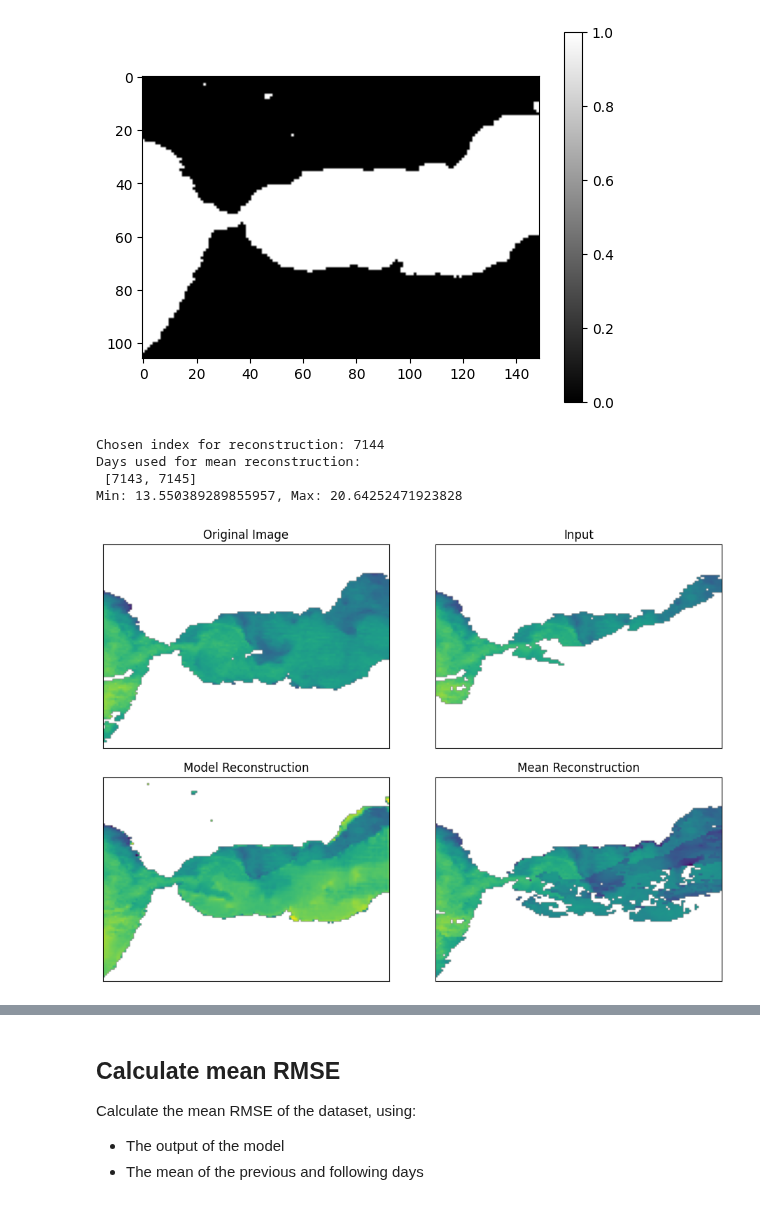
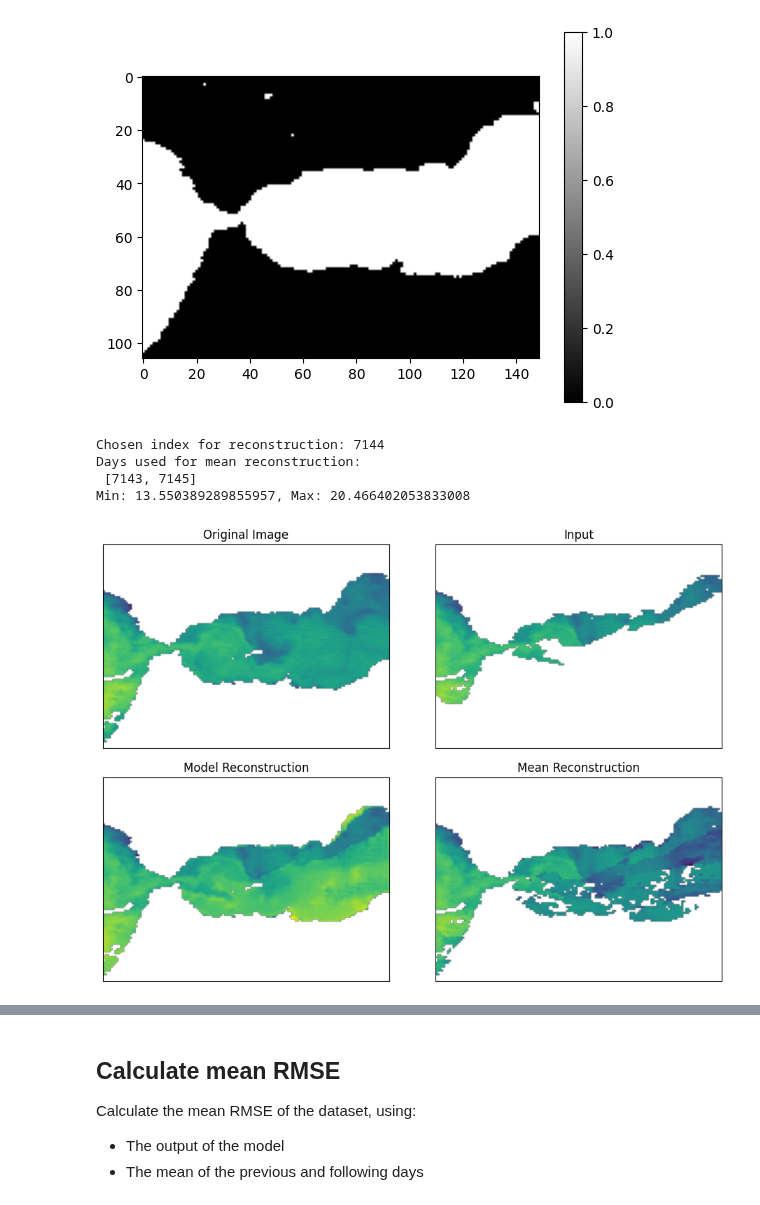
Before and after one commit to LisaDaVinchie/DINCAE.jl, a Jupyter notebook: data_analysis.ipynb, the cells around one changed output, grey strips where cells are left out. Drawn from its saved outputs; the diff is of its cells as text; code cells hidden in the pictures.

```diff
--- a/data_analysis.ipynb
+++ b/data_analysis.ipynb
@@ -62,8 +62,8 @@ reconstruction_days = [x for x in range(i - n_days, i + n_days + 1) if x != i]
 print("Days used for mean reconstruction:\n", reconstruction_days)
 
 # Calculate where the clouds were applied, only considering water areas
-# cloud_mask = np.isnan(cleanup_clouds_sst[i]) & sea_mask
-cloud_mask = np.isnan(cleanup_clouds_sst[i])
+# The applied clouds are where cleanup_clouds_sst is NaN but and the original image isn't
+cloud_mask = np.isnan(cleanup_clouds_sst[i]) & ~np.isnan(cleanup_sst[i])
 
 # Reconstruct the image using the model output where clouds were added and the original image otherwise
 reconstructed_img = np.where(cloud_mask, result_sst[i], cleanup_sst[i])
@@ -74,32 +74,32 @@ mean_res = np.nanmean(cleanup_clouds_sst[reconstruction_days], axis=0)
 reconstructed_mean_img = np.where(cloud_mask, mean_res, cleanup_sst[i])
 
 # Calculate the min and max values for consistent color scaling
 vmin = np.min([np.nanmin(reconstructed_img), np.nanmin(cleanup_clouds_sst[i]), np.nanmin(reconstructed_mean_img)])
 vmax = np.max([np.nanmax(reconstructed_img), np.nanmax(cleanup_clouds_sst[i]), np.nanmax(reconstructed_mean_img)])
 print(f"Min: {vmin}, Max: {vmax}")
 
 fig, axs = plt.subplots(2, 2, figsize=(10, 7), sharex=True, sharey=True)
 
 axs[0, 0].imshow(cleanup_sst[i], cmap='viridis', vmin=vmin, vmax=vmax)
 axs[0, 0].set_title('Original Image')
 
 axs[0, 1].imshow(cleanup_clouds_sst[i], cmap='viridis', vmin=vmin, vmax=vmax)
 axs[0, 1].set_title('Input')
 
 axs[1, 0].imshow(reconstructed_img, cmap='viridis', vmin=vmin, vmax=vmax)
 axs[1, 0].set_title('Model Reconstruction')
 
 axs[1, 1].imshow(reconstructed_mean_img, cmap='viridis', vmin=vmin, vmax=vmax)
 axs[1, 1].set_title('Mean Reconstruction')
 
 plt.tight_layout()
 for ax in axs.flat:
     ax.set_xticks([])
     ax.set_yticks([])
 plt.show()
 # %% [output]
 Chosen index for reconstruction: 7144
 Days used for mean reconstruction:
  [7143, 7145]
-Min: 13.550389289855957, Max: 20.64252471923828
+Min: 13.550389289855957, Max: 20.466402053833008
-[figure, old version]
+[figure, new version]
```
Also changed, not shown: parts of 3 cells of this notebook.
